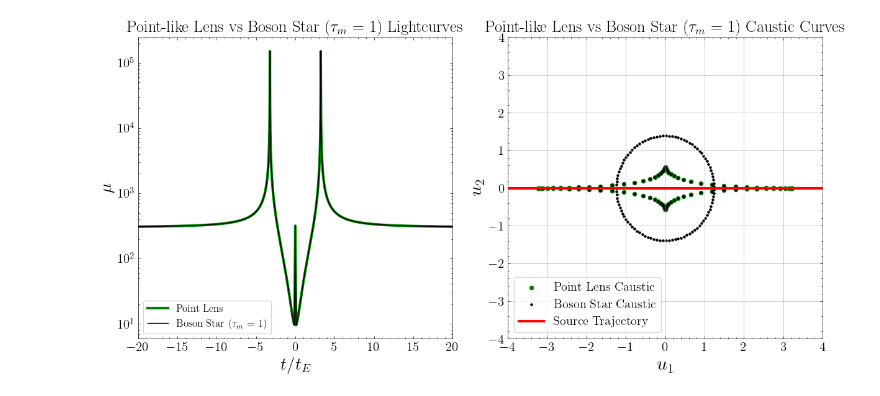
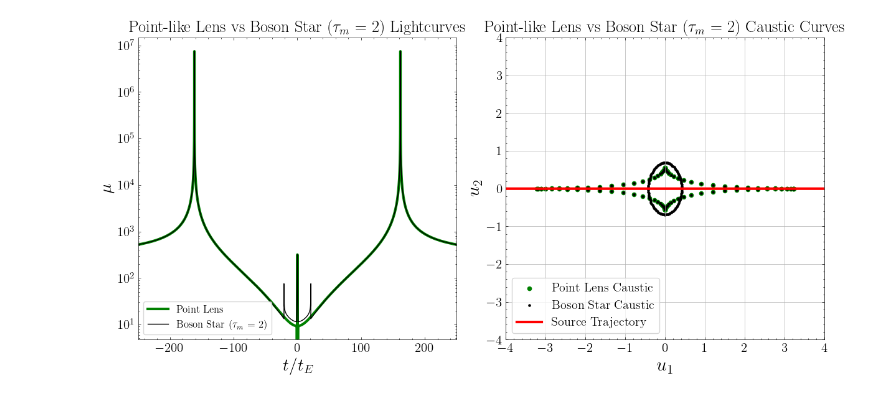
Before and after one commit to bencrossey/microcaustics_EDOs, a Jupyter notebook: edo_pl_lightcurve_comparison.ipynb, the cells around one changed output. Cells and saved outputs as stored; diff of their text form; code cells hidden in the pictures.

```diff
--- a/edo_pl_lightcurve_comparison.ipynb
+++ b/edo_pl_lightcurve_comparison.ipynb
@@ -67,19 +68,19 @@ def m_prime_pl(tau): #derivative of point like lens mass profile
 # %%
 #Defining parameters
 
-tau_m_val = 1 # R_90/R_E for the boson star
+tau_m_val = 2 # R_90/R_E for the boson star
 
 mu_r = 3.0 #radial magnification
 mu_t = 100.0 #tangential magnification
 
 u_min = 0 #minimum impact parameter
-t_E = 1 #Einstein crossing time
+t_E = 50 #Einstein crossing time
 # %%
 #Defining value ranges
 
 time_step = 0.01
-timestamps_neg = np.arange(-50, -0.1, time_step)
-timestamps_pos = np.arange(0.1, 50, time_step)
+timestamps_neg = np.arange(-250, -1, time_step)
+timestamps_pos = np.arange(1, 250, time_step)
 timestamps = np.concatenate((timestamps_neg, [0], timestamps_pos)) #time values to plot lightcurves over
 
 tau_values = np.linspace(0.001, 1000, 10000) #tau values to iterate over to find solutions to the lens equation
@@ -209,17 +210,3 @@ def lens_eqn_solver(m_func, timestamps_=timestamps,tau_values_=tau_values, mu_r=
 
 
     return all_solutions, np.array(u1_traj), np.array(u2_traj)
-# %%
-# Function to calculate the lightcurve for a lens with a given mass profile
-def lightcurve(m_func, m_prime_func, timestamps_=timestamps, tau_values_=tau_values, mu_r=mu_r, mu_t=mu_t):
-
-    all_solutions, u1_traj, u2_traj = lens_eqn_solver(m_func, timestamps_, tau_values_, mu_r, mu_t)
-
-    magnifications = []
-
-    for solution in all_solutions:
-        magn_temp = [1/np.abs(inverse_magnification(m_func,m_prime_func,tau,phi,mu_r,mu_t)) for tau, phi in solution]
-        total_magn = np.sum(magn_temp)
-        magnifications.append(total_magn)
-
-    return np.array(magnifications), u1_traj, u2_traj
@@ -269,33 +311,33 @@ for roots, phi in critical_curve_results_pl:
 # %%
 #Plot the lightcurve and caustic curve with crossing
 
 fig, (ax1, ax2) = plt.subplots(1, 2, figsize=(12, 6))
 
 ax1.plot(timestamps, lightcurve_pl, color='green', label='Point Lens', linewidth = 3)
 ax1.plot(timestamps, lightcurve_bs, color='black', label=r'Boson Star ($\tau_m$ = ' + f'{tau_m_val})')
 ax1.set_xlabel(r'$t/t_E$', fontsize=20)
-ax1.set_xlim(-20, 20)
+ax1.set_xlim(-250, 250)
 ax1.set_ylabel(r'$\mu$', fontsize=20)
 ax1.set_yscale('log')
 ax1.tick_params(axis='both', labelsize=15)
 ax1.legend(loc='lower left', fontsize='large', frameon=True)
 ax1.set_title(r'Point-like Lens vs Boson Star ($\tau_m$ = ' + f'{tau_m_val}) Lightcurves', fontsize=19)
 
 ax2.scatter(caustic_u1_pl, caustic_u2_pl, color='green', s=20, label='Point Lens Caustic')
 ax2.scatter(caustic_u1_bs, caustic_u2_bs, color='black', s=5, label='Boson Star Caustic')
 ax2.plot(u1_traj, u2_traj, color='red', linewidth=3, label="Source Trajectory")
 ax2.legend(loc='lower left', fontsize='x-large', frameon=True)
 ax2.set_xlabel(r"$u_1$", fontsize=22)
 ax2.set_ylabel(r"$u_2$", fontsize=22)
 ax2.tick_params(axis='both', labelsize=15)
 ax2.set_title(r"Point-like Lens vs Boson Star ($\tau_m$ = " + f'{tau_m_val}) Caustic Curves', fontsize=19)
 ax2.set_xlim(-4, 4)
 ax2.set_ylim(-4,4)
 ax2.grid(True)
 
 plt.tight_layout()
 
-plt.savefig('/home/bcrossey/Documents/Microlensing/Code/Microcaustics_EDOs/figures/bs_tau_m_1_pl_comparison.png', dpi=300, format='png')
+plt.savefig('/home/bcrossey/Documents/Microlensing/Code/Microcaustics_EDOs/figures/bs_tau_m_2_tE_50_comparison.png', dpi=300, format='png')
 # %% [output]
-[figure, old version]
+[figure, new version]
 # %%
```
Also changed, not shown: parts of 3 cells of this notebook.
